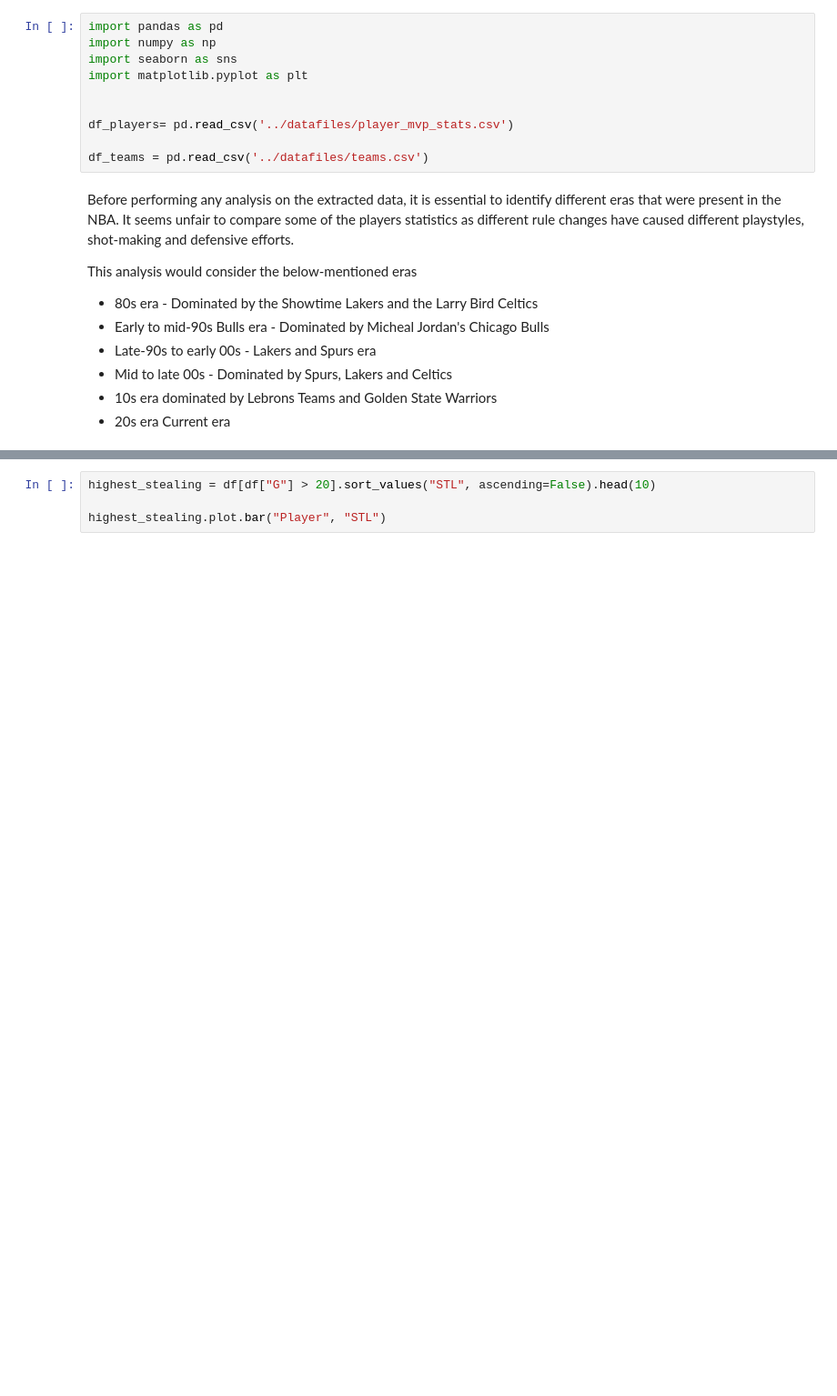
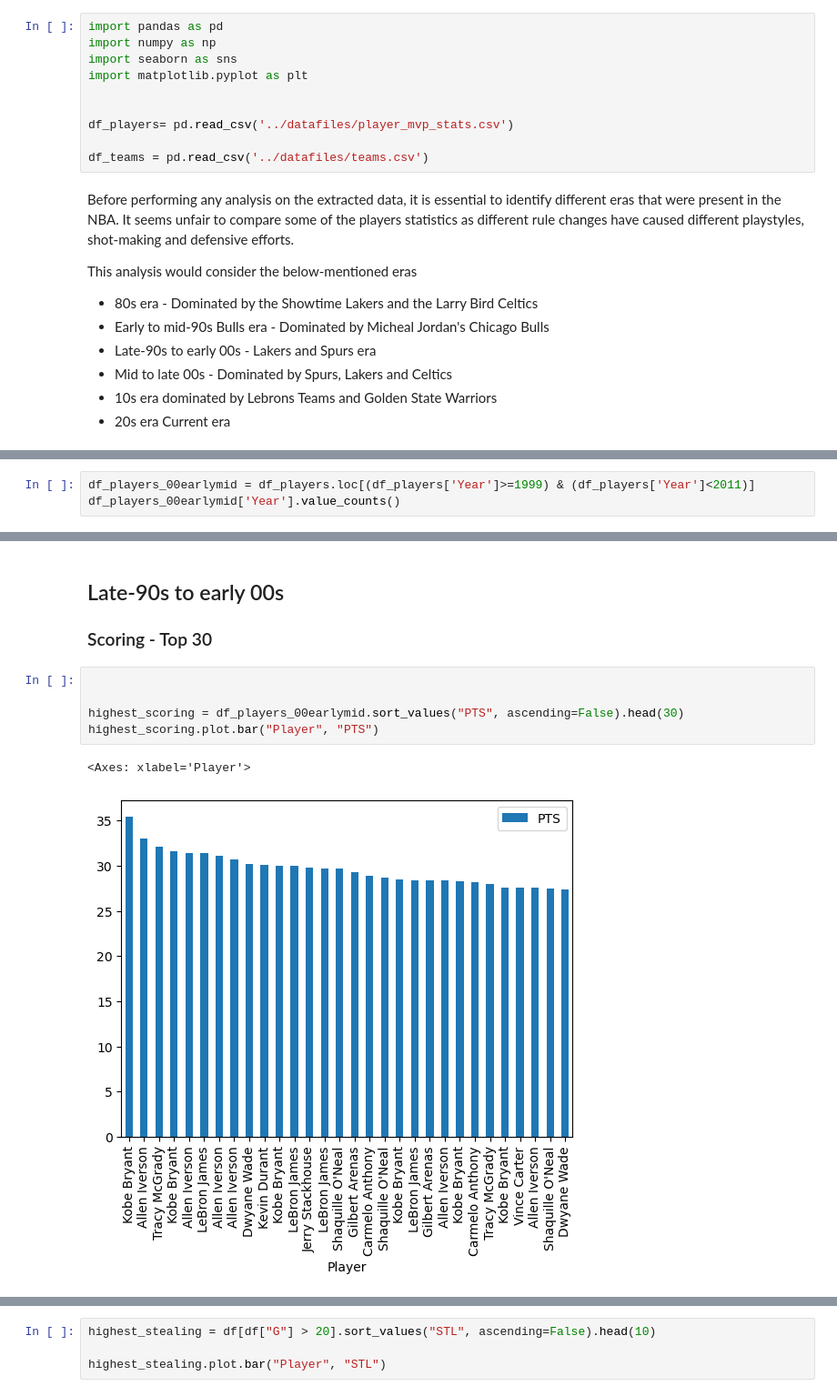
Before and after one commit to ruwzeta/NBA-Analytics, a Jupyter notebook: notebooks/ExploDataAnalysis.ipynb, the cells around one changed output, grey strips where cells are left out. Shown at 91% size. Cells and saved outputs as stored; diff of their text form; blank space fills up the shorter version.

```diff
--- a/notebooks/ExploDataAnalysis.ipynb
+++ b/notebooks/ExploDataAnalysis.ipynb
@@ -89,0 +178,3 @@ dtype: object
+# %%
+df_players_00earlymid = df_players.loc[(df_players['Year']>=1999) & (df_players['Year']<2011)]
+df_players_00earlymid['Year'].value_counts()
@@ -89,0 +248,13 @@ dtype: object
+# %% [markdown]
+## Late-90s to early 00s
+
+
+### Scoring - Top 30
+# %%
+
+
+highest_scoring = df_players_00earlymid.sort_values("PTS", ascending=False).head(30)
+highest_scoring.plot.bar("Player", "PTS")
+# %% [output]
+<Axes: xlabel='Player'>
+[figure, added]
```
Also changed, not shown: parts of 26 cells of this notebook.
